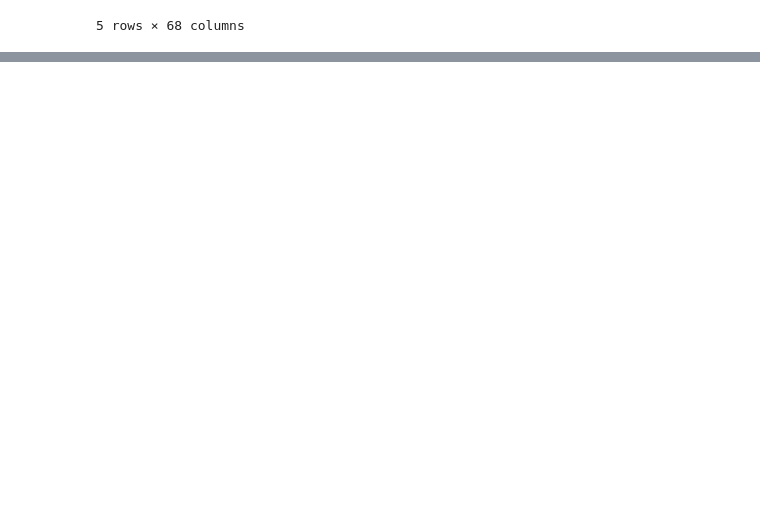
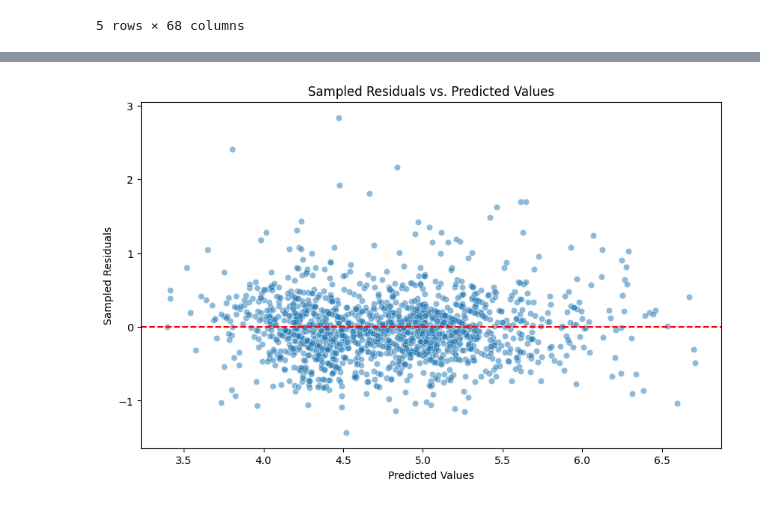
Before and after one commit to CSE151A-Project/151A-project, a Jupyter notebook: Milestone3.ipynb, the cells around one changed output, grey strips where cells are left out. Saved outputs shown, nothing was run; the diff lists cells and outputs as text; code cells hidden in the pictures; blank space fills up the shorter version.

Commit message:
linear resgression model

```diff
--- a/Milestone3.ipynb
+++ b/Milestone3.ipynb
@@ -130,0 +140,11 @@ df.head()
+# %%
+X = df.drop(['log_price', 'id', 'name'], axis=1)
+y = df['log_price']
+# %%
+X_train, X_test, y_train, y_test = train_test_split(X, y, test_size=0.2, random_state=20)
+# %%
+lr = LinearRegression()
+lr.fit(X_train,y_train)
+yhat_test=lr.predict(X_test)
+mse = mean_squared_error(y_test, yhat_test)
+print(f"Mean Squared Error: {mse}")
@@ -130,0 +156,11 @@ df.head()
+# %%
+residuals = y_test-yhat_test
+# Sample a fraction of the residuals because the size of residuals is too large
+residuals_sample = residuals.sample(frac=0.1,random_state = 40 )  # Adjust frac as needed
+
+plt.figure(figsize=(10, 6))
+sns.histplot(residuals_sample, kde=True)
+plt.title('Distribution of Sampled Residuals')
+plt.xlabel('Residuals')
+plt.ylabel('Frequency')
+plt.show()
@@ -130,0 +169,14 @@ df.head()
+# %%
+df_plot = pd.DataFrame({'Predicted': yhat_test, 'Residuals': residuals})
+df_sample = df_plot.sample(frac=0.1,random_state=40)
+
+# Plotting the sampled residuals
+plt.figure(figsize=(10, 6))
+sns.scatterplot(x='Predicted', y='Residuals', data=df_sample, alpha=0.5)
+plt.title('Sampled Residuals vs. Predicted Values')
+plt.xlabel('Predicted Values')
+plt.ylabel('Sampled Residuals')
+plt.axhline(y=0, color='red', linestyle='--')
+plt.show()
+# %% [output]
+[figure, added]
```
Also changed, not shown: parts of 6 cells of this notebook, 1 other file.
